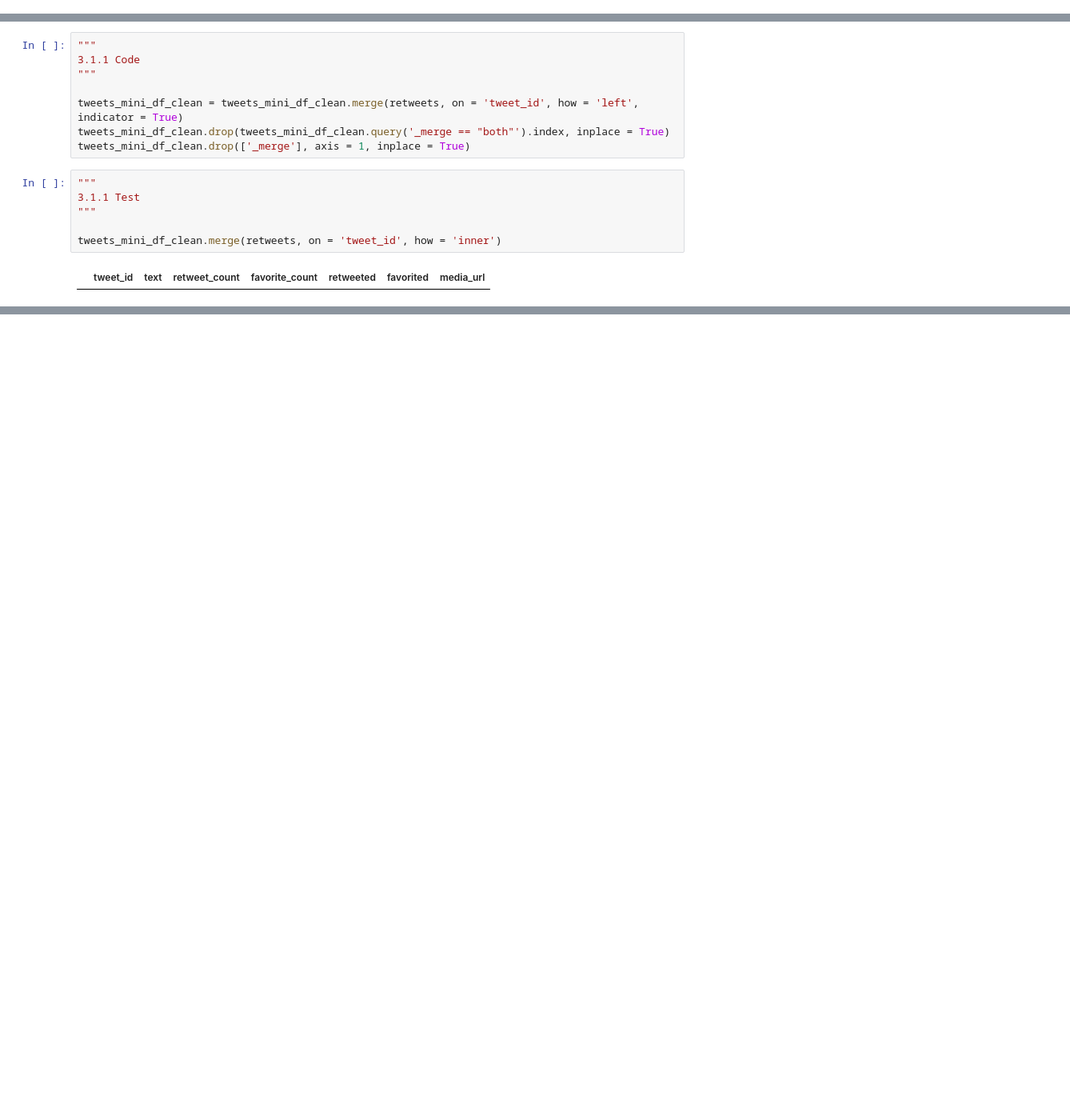
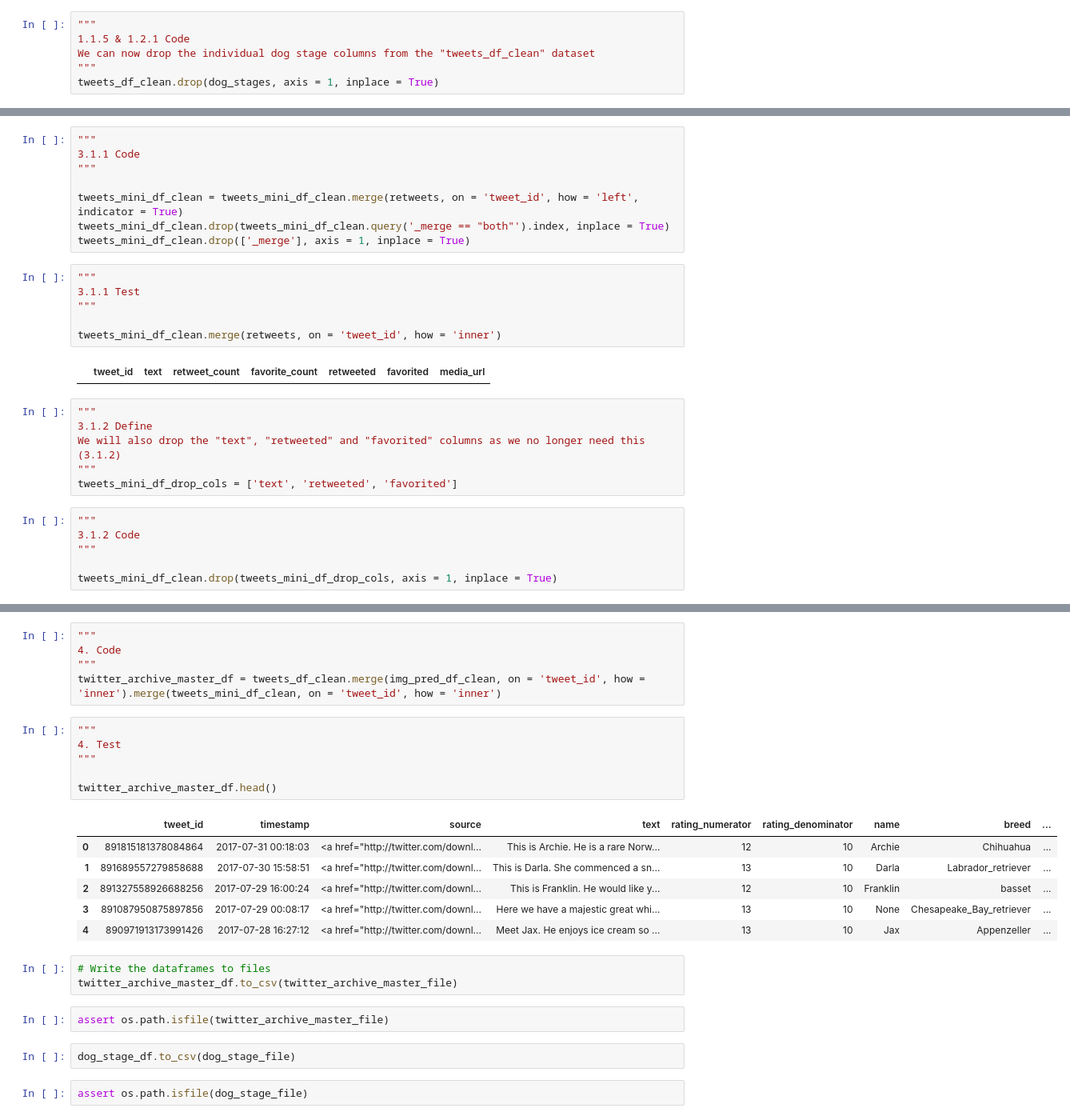
Before and after one commit to bthodla/danano, a Jupyter notebook: prj4/wrangle_act.ipynb, the cells around one changed output, grey strips where cells are left out. Shown at 80% size. Saved outputs shown, nothing was run; the diff lists cells and outputs as text; blank space fills up the shorter version.

```diff
--- a/prj4/wrangle_act.ipynb
+++ b/prj4/wrangle_act.ipynb
@@ -593,3 +606,9 @@ memory usage: 135.9+ KB
 """
 
 assert dog_stage_df.query('dog_stage == "None"').shape[0] == 0
+# %%
+"""
+1.1.5 & 1.2.1 Code
+We can now drop the individual dog stage columns from the "tweets_df_clean" dataset
+"""
+tweets_df_clean.drop(dog_stages, axis = 1, inplace = True)
@@ -786,3 +811,15 @@ tweets_mini_df_clean.drop(['_merge'], axis = 1, inplace = True)
 tweets_mini_df_clean.merge(retweets, on = 'tweet_id', how = 'inner')
 # %% [output]
 |  | tweet_id | text | retweet_count | favorite_count | retweeted | favorited | media_url |
+# %%
+"""
+3.1.2 Define
+We will also drop the "text", "retweeted" and "favorited" columns as we no longer need this (3.1.2)
+"""
+tweets_mini_df_drop_cols = ['text', 'retweeted', 'favorited']
+# %%
+"""
+3.1.2 Code
+"""
+
+tweets_mini_df_clean.drop(tweets_mini_df_drop_cols, axis = 1, inplace = True)
@@ -788,0 +860,27 @@ tweets_mini_df_clean.merge(retweets, on = 'tweet_id', how = 'inner')
+# %%
+"""
+4. Code
+"""
+twitter_archive_master_df = tweets_df_clean.merge(img_pred_df_clean, on = 'tweet_id', how = 'inner').merge(tweets_mini_df_clean, on = 'tweet_id', how = 'inner')
+# %%
+"""
+4. Test
+"""
+
+twitter_archive_master_df.head()
+# %% [output]
+|  | tweet_id | timestamp | source | text | rating_numerator | rating_denominator | name | breed | ... |
+| 0 | 891815181378084864 | 2017-07-31 00:18:03 | <a href="http://twitter.com/downl... | This is Archie. He is a rare Norw... | 12 | 10 | Archie | Chihuahua | ... |
+| 1 | 891689557279858688 | 2017-07-30 15:58:51 | <a href="http://twitter.com/downl... | This is Darla. She commenced a sn... | 13 | 10 | Darla | Labrador_retriever | ... |
+| 2 | 891327558926688256 | 2017-07-29 16:00:24 | <a href="http://twitter.com/downl... | This is Franklin. He would like y... | 12 | 10 | Franklin | basset | ... |
+| 3 | 891087950875897856 | 2017-07-29 00:08:17 | <a href="http://twitter.com/downl... | Here we have a majestic great whi... | 13 | 10 | None | Chesapeake_Bay_retriever | ... |
+| 4 | 890971913173991426 | 2017-07-28 16:27:12 | <a href="http://twitter.com/downl... | Meet Jax. He enjoys ice cream so ... | 13 | 10 | Jax | Appenzeller | ... |
+# %%
+# Write the dataframes to files
+twitter_archive_master_df.to_csv(twitter_archive_master_file)
+# %%
+assert os.path.isfile(twitter_archive_master_file)
+# %%
+dog_stage_df.to_csv(dog_stage_file)
+# %%
+assert os.path.isfile(dog_stage_file)
```
Also changed, not shown: parts of 14 cells of this notebook.
